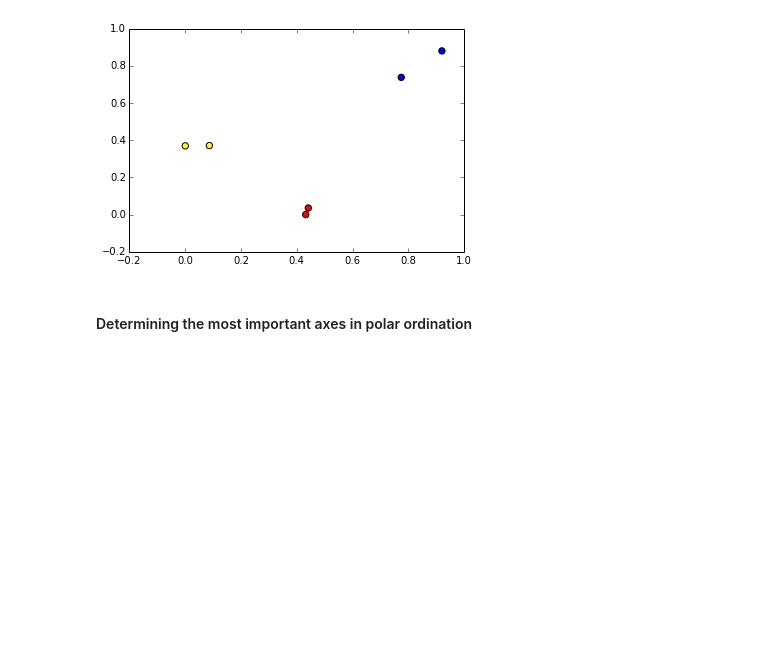
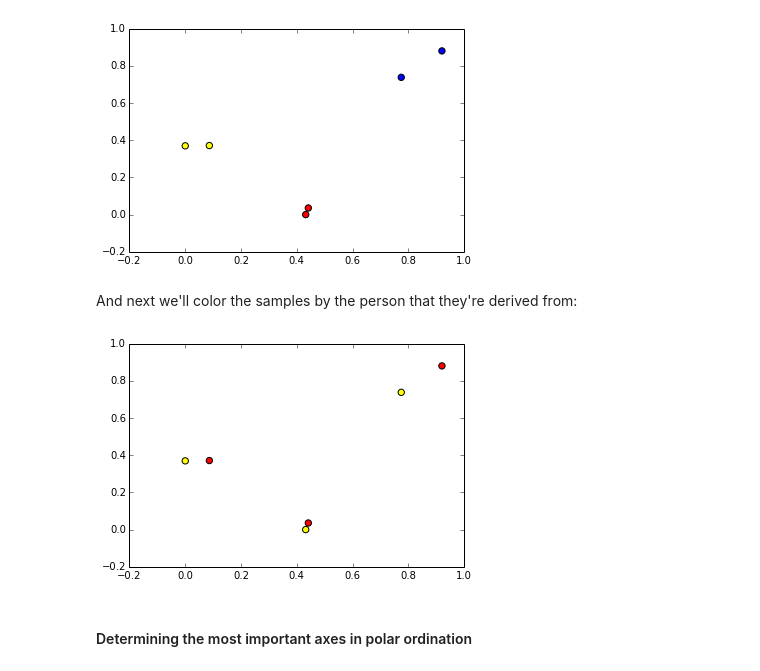
Before and after one commit to applied-bioinformatics/An-Introduction-To-Applied-Bioinformatics, a Jupyter notebook: applications/1-biological-diversity.ipynb, the cells around one changed output. Cells and saved outputs as stored; diff of their text form; code cells hidden in the pictures; blank space fills up the shorter version.

```diff
--- a/applications/1-biological-diversity.ipynb
+++ b/applications/1-biological-diversity.ipynb
@@ -678,6 +715,14 @@ c = [colors[sample_metadata[e]['sample_type']] for e in ex_dm.ids]
 ord_plot = scatter(a1_values, a2_values, s=40, c=c)
 # %% [output]
 [figure]
+# %% [markdown]
+And next we'll color the samples by the person that they're derived from:
+# %%
+person_colors = {'subject 1': 'red', 'subject 2':'yellow'}
+person_c = [person_colors[sample_metadata[e]['person']] for e in ex_dm.ids]
+ord_plot = scatter(a1_values, a2_values, s=40, c=person_c)
+# %% [output]
+[figure, added]
 # %% [markdown]
 #### Determining the most important axes in polar ordination
 # %% [markdown]
```
Also changed, not shown: parts of 37 cells of this notebook.
